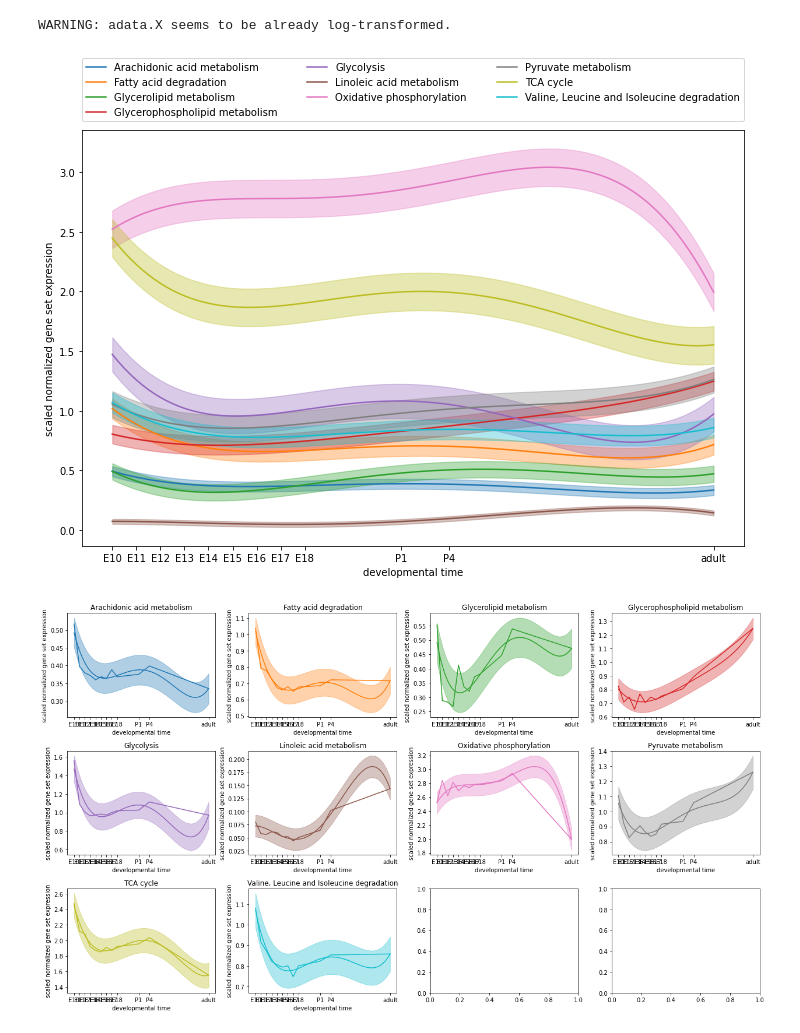
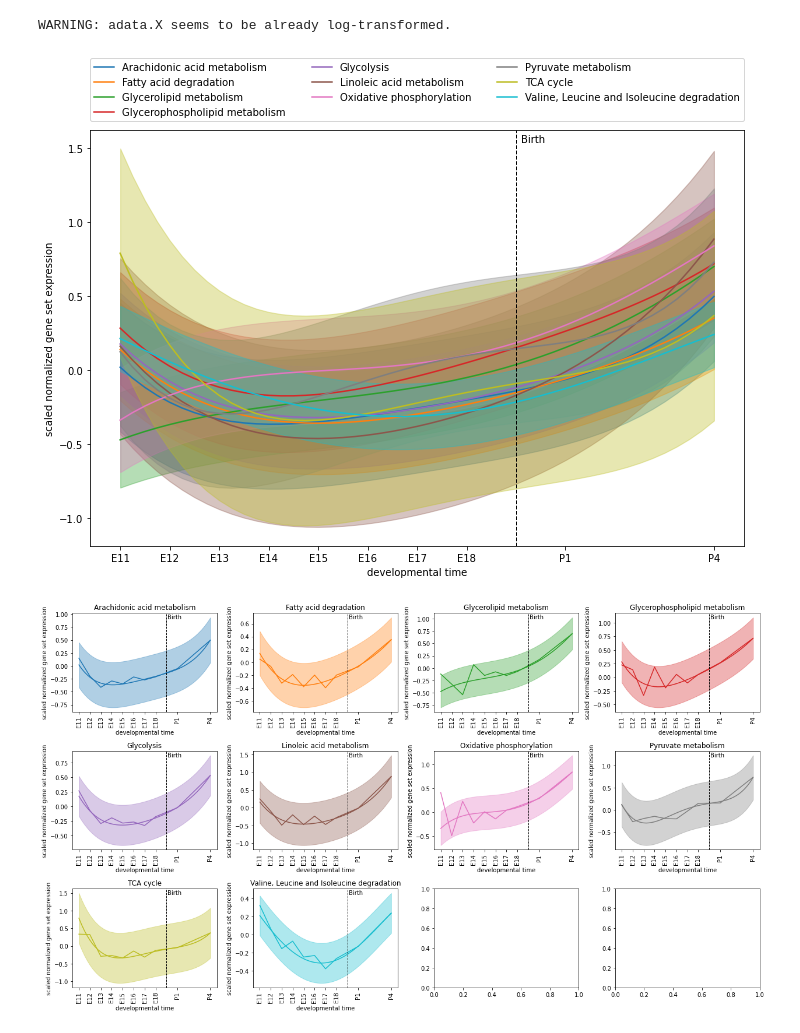
Before and after one commit to menchelab/novarinocollab, a Jupyter notebook: notebooks/timeseries_trajectory_plots.ipynb, the cells around one changed output. Drawn from its saved outputs; the diff is of its cells as text; code cells hidden in the pictures.

Commit message:
finalize plots

```diff
--- a/notebooks/timeseries_trajectory_plots.ipynb
+++ b/notebooks/timeseries_trajectory_plots.ipynb
@@ -293,6 +291,10 @@ adata = sc.read_h5ad(
     '../data/mouse_brain_dev_E10_to_adult.h5ad'
 )
 # %%
-adata = adata[adata.obs.class_label.isin(['Progenitors', 'Immature Glutamatergic', 'Mature Glutamatergic']), :].copy()
+adata = adata[
+    adata.obs.class_label.isin(['Progenitors', 'Immature Glutamatergic', 'Mature Glutamatergic']) &
+    ~adata.obs.developmental_stage.isin(['E10', 'adult']),
+    :
+].copy()
 adata
 # %% [output]
@@ -760,8 +763,8 @@ mpl.rcParams['pdf.fonttype'] = 42
 
 #colors = sns.color_palette('husl', pathway_genes.pathway.nunique())
 colors = sns.color_palette('tab10')
-dev_stage_list = ['E10', 'E11', 'E12', 'E13', 'E14', 'E15', 'E16', 'E17', 'E18', 'P1', 'P4', 'adult']
-pseudotime_list = [0, 1, 2, 3, 4, 5, 6, 7, 8, 12, 14, 25]
+dev_stage_list = ['E10','E11', 'E12', 'E13', 'E14', 'E15', 'E16', 'E17', 'E18', 'P1', 'P4', 'adult']
+pseudotime_list = [0, 1, 2, 3, 4, 5, 6, 7, 8, 10, 13, 25]
 class_label_list = [
     'Progenitors',
     'Immature Glutamatergic',
@@ -777,15 +780,16 @@ class_label_list = [
     'Mature Glutamatergic'
 ]
 subsample = False
+average = 'mean'
 nsamples = 100 # controls the number of cells sampled for each datapoint
 multiple = 4 # controls the coarsened of the predictions
 order = 4 # order of the polynomial to fit
 
 for plotname, dev_stages, pseudotime, class_labels in zip(
-    ['E10_to_adult', 'E10_to_P4', 'E11_to_P4'],
-    [dev_stage_list, dev_stage_list[:-1], dev_stage_list[1:-1]],
-    [pseudotime_list, pseudotime_list[:-1], pseudotime_list[1:-1]],
-    [class_label_list, class_label_list[:-1], class_label_list[1:-1]]
+    ['E11_to_P4'],
+    [dev_stage_list[1:-1]],
+    [pseudotime_list[1:-1]],
+    [class_label_list[1:-1]]
 ):
     fig1, ax1 = plt.subplots()
     fig2, axs = plt.subplots(3, 4)
@@ -795,11 +799,19 @@ for plotname, dev_stages, pseudotime, class_labels in zip(
         x_arr = np.empty(shape = 0)
         mean_means = []
         for i, dev_stage, class_label in zip(pseudotime, dev_stages, class_labels):
-            means = adata[
-                (adata.obs.developmental_stage == dev_stage) &
-                (adata.obs.class_label == class_label),
-                adata.var.index.isin(group_df.genesymbol)
-            ].X.mean(axis = 1)
+            X = adata[
+                    (adata.obs.developmental_stage == dev_stage) &
+                    (adata.obs.class_label == class_label),
+                    adata.var.index.isin(group_df.genesymbol)
+                ].X.copy()
+            if average == 'mean':
+                means = X.mean(axis = 1)
+
+            elif average == 'median':
+                means = np.nanmedian(
+                    X,
+                    axis = 1
+                )
 
             #means = (means - means.min()) / (means.max() - means.min())
             if subsample:
@@ -865,34 +877,56 @@ for plotname, dev_stages, pseudotime, class_labels in zip(
                 ymean,
                 label = pathway,
                 color = colors[j]
             )
             if k:
                 ax.plot(pseudotime, mean_means, color = colors[j])
                 ax.set_title(pathway)
+                ax.axvline(9, ls = '--', c = 'k', lw = 1)
+                ax.text(
+                    9 + 0.1,
+                    ax.get_ylim()[1]*0.98,
+                    'Birth',
+                    ha = 'left',
+                    va = 'top'
+                )
+                ax.set_xticks(pseudotime)
+                ax.set_xticklabels(
+                    dev_stages,
+                    rotation = 90
+                )
 
             ax.set_ylabel('scaled normalized gene set expression')
             ax.set_xlabel('developmental time')
-            ax.set_xticks(pseudotime)
-            ax.set_xticklabels(dev_stages)
+
 
     ax1.legend(
         bbox_to_anchor = (0., 1.02, 1., .102),
         loc = 'lower left',
         ncol = 3,
         mode = 'expand',
         borderaxespad=0.
+    )
+    ax1.set_xticks(pseudotime)
+    ax1.set_xticklabels(dev_stages)
+    ax1.axvline(9, ls = '--', c = 'k', lw = 1)
+    ax1.text(
+        9 + 0.1,
+        ax1.get_ylim()[1]*0.98,
+        'Birth',
+        ha = 'left',
+        va = 'top'
     )
 
     fig1.set_figheight(7.5)
     fig1.set_figwidth(10)
     fig1.tight_layout()
 
     fig2.set_figheight(10)
     fig2.set_figwidth(17.5)
     fig2.tight_layout()
 
     fig1.savefig(f'../plots/mean_pathway_expression_over_time_{plotname}.pdf')
     fig2.savefig(f'../plots/mean_pathway_expression_over_time_{plotname}.individual.pdf')
 # %% [output]
-[figure, old version]
+[figure, new version]
-[figure, old version]
+[figure, new version]
```
Also changed, not shown: parts of 9 cells of this notebook.
